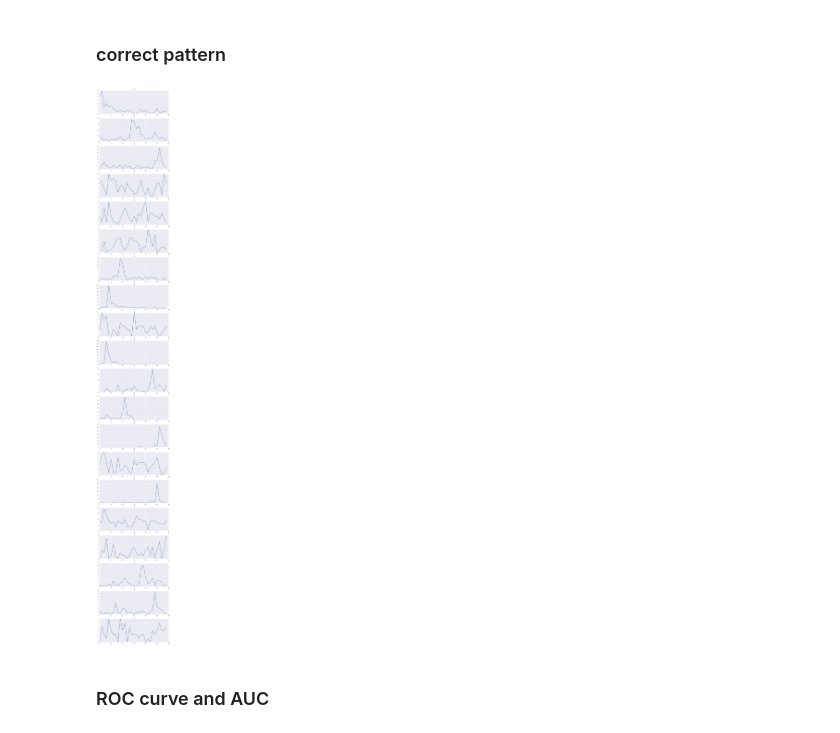
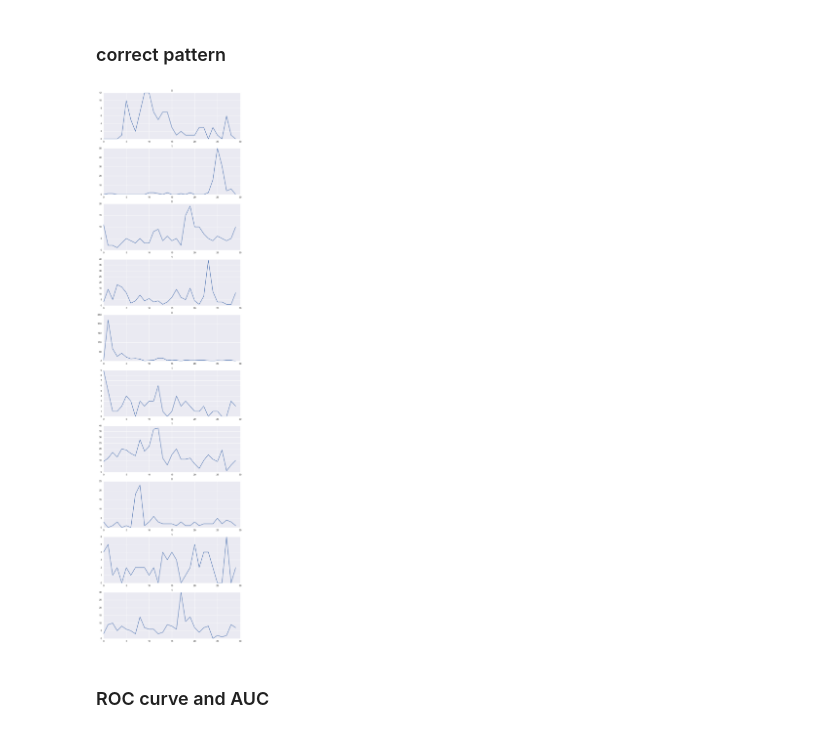
Before and after one commit to uchihashikenshi/lb_time, a Jupyter notebook: ipython_notebook/learner_analysis.ipynb, the cells around one changed output. Drawn from its saved outputs; the diff is of its cells as text; code cells hidden in the pictures.

```diff
--- a/ipython_notebook/learner_analysis.ipynb
+++ b/ipython_notebook/learner_analysis.ipynb
@@ -95,9 +97,9 @@ array([0, 0, 1, 1, 1, 1, 1, 0, 1, 0])
 # %%
 miss_x, miss_y = analyze.find_pattern(test_0_0, pred_proba)
 # %%
-plt.figure(figsize=(10, 4*20), dpi=1000)
-for i in xrange(20):
-    plt.subplot(20, 1, i + 1)
+plt.figure(figsize=(10, 4*5), dpi=1000)
+for i in xrange(5):
+    plt.subplot(5, 1, i + 1)
     plt.plot(miss_x[i])
     plt.title('%s' % miss_y[i])
 # %% [output]
@@ -107,13 +109,13 @@ for i in xrange(20):
 # %%
 correct_x, correct_y = analyze.find_pattern(test_0_0, pred_proba, type="correct")
 # %%
-plt.figure(figsize=(10, 4*20), dpi=1000)
-for i in xrange(20):
-    plt.subplot(20, 1, i + 1)
+plt.figure(figsize=(10, 4*10), dpi=1000)
+for i in xrange(10):
+    plt.subplot(10, 1, i + 1)
     plt.plot(correct_x[i])
     plt.title('%s' % correct_y[i])
 # %% [output]
-[figure, old version]
+[figure, new version]
 # %% [markdown]
 ### ROC curve and AUC
 # %%
```
Also changed, not shown: parts of 12 cells of this notebook, 4 other files.
